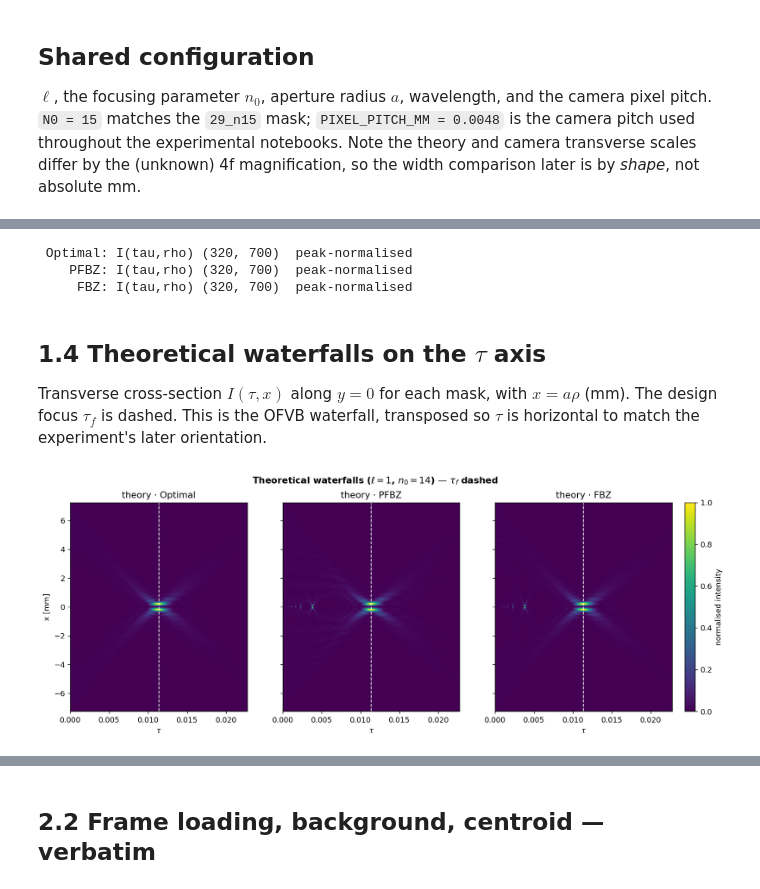
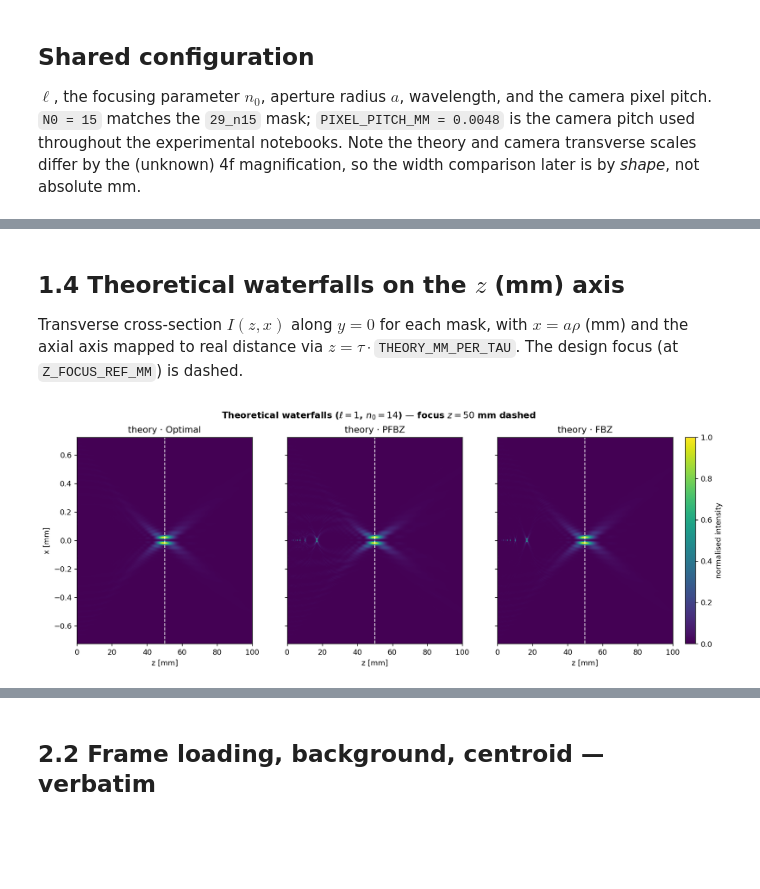
Before and after one commit to LukasScarfe/Optimal_Focusing, a Jupyter notebook: theory_vs_experiment_l1.ipynb, the cells around one changed output, grey strips where cells are left out. Drawn from its saved outputs; the diff is of its cells as text; code cells hidden in the pictures; blank space fills up the shorter version.

```diff
--- a/theory_vs_experiment_l1.ipynb
+++ b/theory_vs_experiment_l1.ipynb
@@ -182,71 +191,36 @@ tau_f` so it spans the whole experimental scan once mapped (the experiment reach
-# %%
-TAU_MAX_FACTOR = 2.0                 # cover the experimental range in units of tau_f
-NTAU = 320
-NRHO_OUT = 700
-
-TAU_MAX = TAU_MAX_FACTOR * TAU_F
-taus = np.concatenate(([0.0], np.linspace(TAU_F / 250, TAU_MAX, NTAU - 1)))
-rho_out = np.linspace(0.0, 1.0, NRHO_OUT)
-
-
-def propagate_mask(psi_radial, rho_in, rho_out, taus, l):
-    """Return I(tau, rho), globally peak-normalised (verbatim from OFVB)."""
-    intensity = np.zeros((len(taus), len(rho_out)), dtype=float)
-    intensity[0, :] = np.abs(np.interp(rho_out, rho_in, psi_radial))**2
-
-    rho_prime = rho_in[None, :]
-    psi_row = psi_radial[None, :]
-    rho_col = rho_out[:, None]
-    for j, tau in enumerate(taus[1:], start=1):
-        phase_in = np.exp(1j * rho_prime**2 / (2 * tau))
-        bessel = jv(l, rho_col * rho_prime / tau)
-        integrand = rho_prime * phase_in * bessel * psi_row
-        radial_int = np.trapz(integrand, rho_in, axis=1)
-        amp = ((-1j)**l) / (1j * tau) * np.exp(1j * rho_out**2 / (2 * tau)) * radial_int
-        intensity[j, :] = np.abs(amp)**2
-    intensity /= intensity.max()
-    return intensity
-
-
-THEORY = {}
-for name, psi in MASKS.items():
-    THEORY[name] = propagate_mask(psi, rho_in, rho_out, taus, L)
-    print(f"{name:>8}: I(tau,rho) {THEORY[name].shape}  peak-normalised")
-# %% [output]
- Optimal: I(tau,rho) (320, 700)  peak-normalised
-    PFBZ: I(tau,rho) (320, 700)  peak-normalised
-     FBZ: I(tau,rho) (320, 700)  peak-normalised
 # %% [markdown]
-## 1.4 Theoretical waterfalls on the $\tau$ axis
+## 1.4 Theoretical waterfalls on the $z$ (mm) axis
 
-Transverse cross-section $I(\tau, x)$ along $y=0$ for each mask, with $x = a\rho$ (mm). The design
-focus $\tau_f$ is dashed. This is the OFVB waterfall, transposed so $\tau$ is horizontal to match the
-experiment's later orientation.
+Transverse cross-section $I(z, x)$ along $y=0$ for each mask, with $x = a\rho$ (mm) and the axial
+axis mapped to real distance via $z = \tau\cdot$`THEORY_MM_PER_TAU`. The design focus (at
+`Z_FOCUS_REF_MM`) is dashed.
 # %%
-def theory_x_map(intensity_tau_rho, rho_out, n_x=901):
-    """Mirror the radial map to a symmetric transverse profile I(tau, x), x in mm."""
+def theory_x_map(intensity_map, rho_out, n_x=901):
+    """Mirror the radial map to a symmetric transverse profile I(z, x), x in mm."""
     x_unit = np.linspace(-1.0, 1.0, n_x)
     x_mm = 1e3 * A * x_unit
     img = np.zeros((len(taus), n_x))
     for j in range(len(taus)):
-        img[j] = np.interp(np.abs(x_unit), rho_out, intensity_tau_rho[j])
+        img[j] = np.interp(np.abs(x_unit), rho_out, intensity_map[j])
     return x_mm, img
 
 
 fig, axes = plt.subplots(1, 3, figsize=(15, 5.0), sharey=True)
 for ax, (name, I) in zip(axes, THEORY.items()):
     x_mm, img = theory_x_map(I, rho_out)
     im = ax.imshow(img.T, origin="lower", aspect="auto",
-                   extent=[taus[0], taus[-1], x_mm[0], x_mm[-1]], cmap="viridis", vmin=0, vmax=1)
-    ax.axvline(TAU_F, color="w", ls="--", lw=1.1, alpha=0.9)
-    ax.set_xlabel(r"$\tau$")
+                   extent=[z_theory[0], z_theory[-1], x_mm[0], x_mm[-1]],
+                   cmap="viridis", vmin=0, vmax=1)
+    ax.axvline(Z_FOCUS_REF_MM, color="w", ls="--", lw=1.1, alpha=0.9)
+    ax.set_xlabel("z [mm]")
     ax.set_title(f"theory · {name}")
     ax.set_ylim(-1e3 * A, 1e3 * A)           # full aperture scale (matches v5)
 axes[0].set_ylabel("x [mm]")
 fig.colorbar(im, ax=axes, label="normalised intensity", fraction=0.025, pad=0.02)
-fig.suptitle(f"Theoretical waterfalls ($\\ell={L}$, $n_0={N0}$) — $\\tau_f$ dashed", fontweight="bold")
+fig.suptitle(f"Theoretical waterfalls ($\\ell={L}$, $n_0={N0}$) — focus $z={Z_FOCUS_REF_MM:.0f}$ mm dashed",
+             fontweight="bold")
 fig.savefig(OUT_ROOT / "theory_waterfalls.png", dpi=150, bbox_inches="tight")
 plt.show()
 # %% [output]
-[figure, old version]
+[figure, new version]
 # %% [markdown]
```
Also changed, not shown: parts of 26 cells of this notebook, 26 other files.
